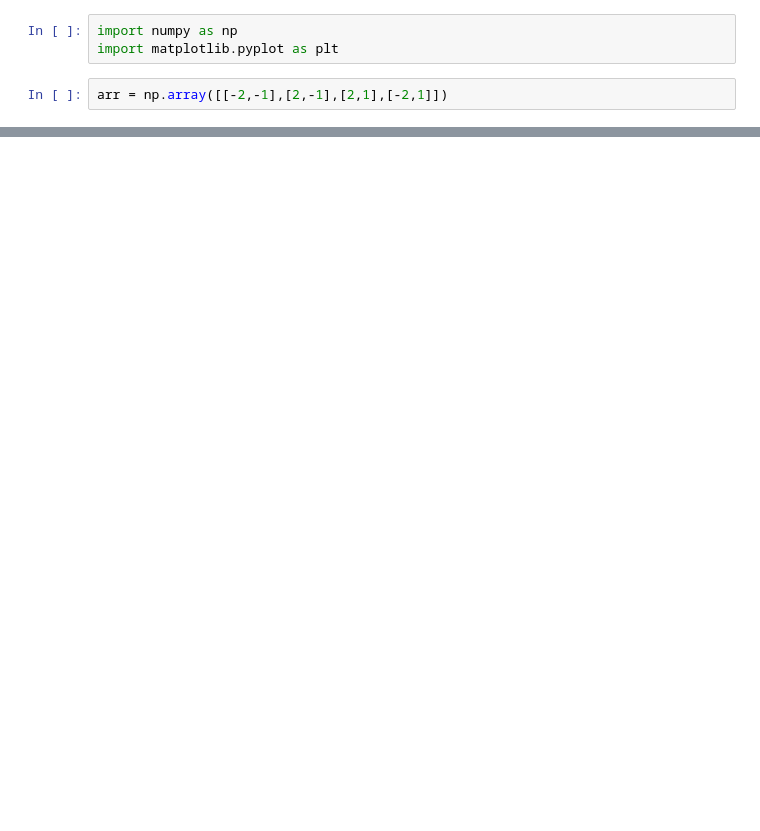
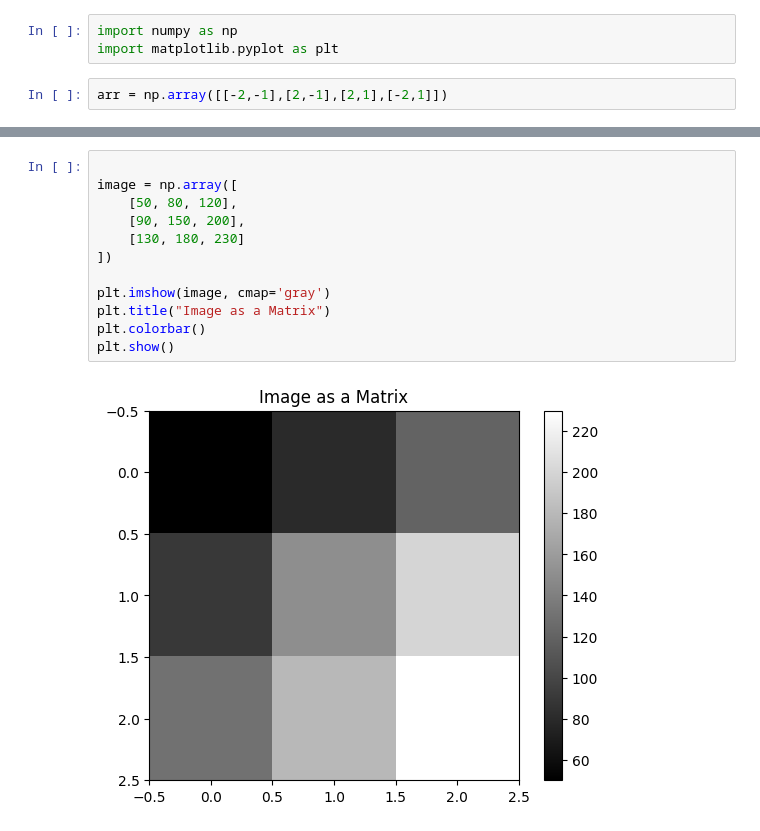
Before and after one commit to Alucardvolxe/test, a Jupyter notebook: test.ipynb, the cells around one changed output, grey strips where cells are left out. Cells and saved outputs as stored; diff of their text form; blank space fills up the shorter version.

Commit message:
working on matrix image transformations

```diff
--- a/test.ipynb
+++ b/test.ipynb
@@ -25,0 +24,14 @@ plt.show()
+# %%
+
+image = np.array([
+    [50, 80, 120],
+    [90, 150, 200],
+    [130, 180, 230]
+])
+
+plt.imshow(image, cmap='gray')
+plt.title("Image as a Matrix")
+plt.colorbar()
+plt.show()
+# %% [output]
+[figure, added]
```
Also changed, not shown: parts of 7 cells of this notebook, 5 other files.
